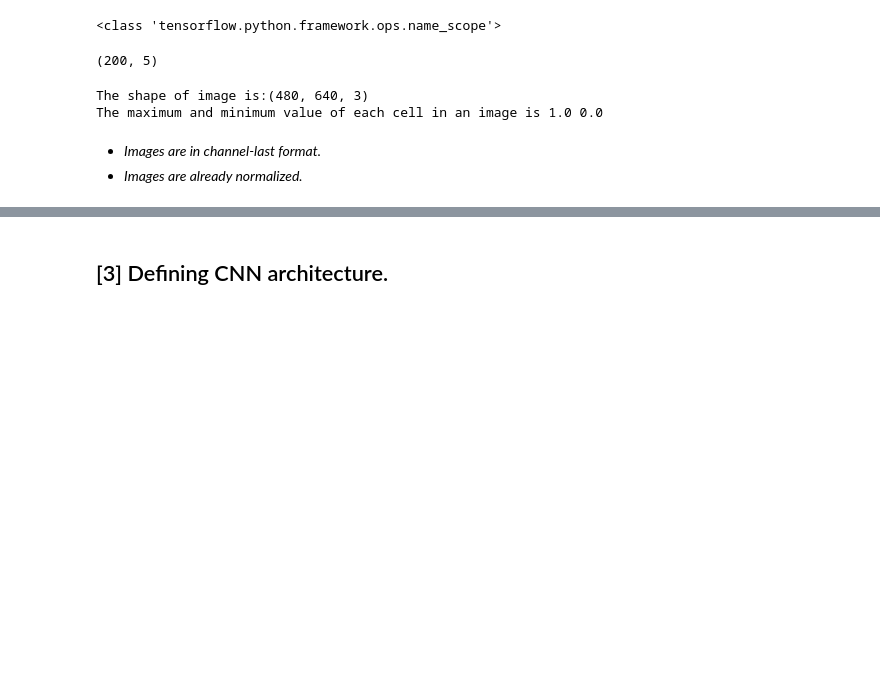
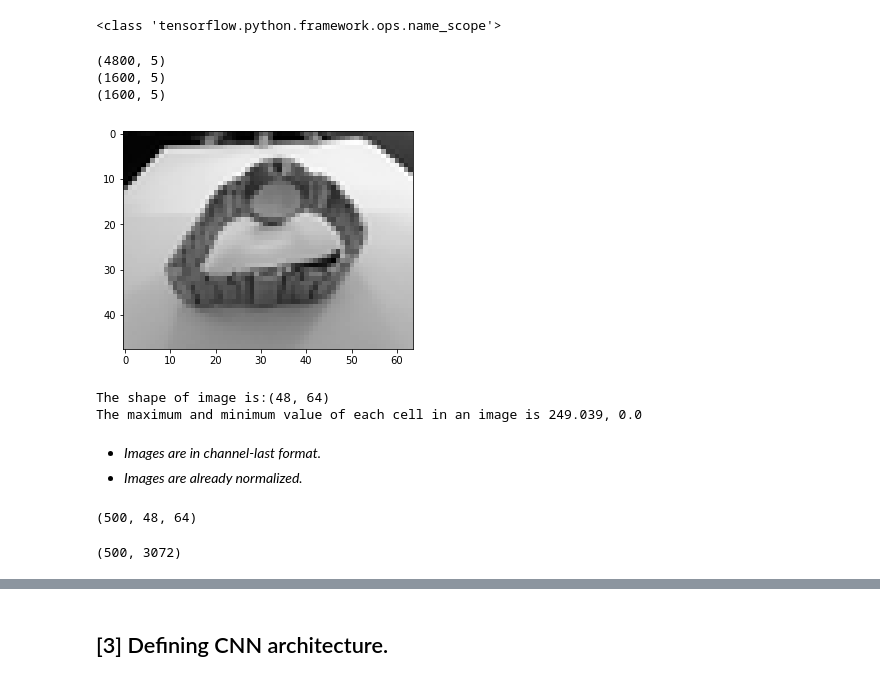
Before and after one commit to sanjeethboddi/Bounding-Box-Generator, a Jupyter notebook: 2. Bbox regressor.ipynb, the cells around one changed output, grey strips where cells are left out. Saved outputs shown, nothing was run; the diff lists cells and outputs as text; code cells hidden in the pictures; blank space fills up the shorter version.

```diff
--- a/2. Bbox regressor.ipynb
+++ b/2. Bbox regressor.ipynb
@@ -67,8 +69,8 @@ train_img_dir = os.path.join(train_dir,'images')
 train_csv = os.path.join(train_dir,'training.csv')
 train = pd.read_csv(train_csv)
 
-# get a sample
-size = 1000
+# set size as per your compute power
+size = 8000
 train = train.iloc[random.sample(range(train.shape[0]),size)].copy()
 
 
@@ -89,21 +91,36 @@ cv_img_dir = os.path.join(cv_dir,'images')
 
 test_dir = os.path.join('data','train')
 test_img_dir = os.path.join(test_dir,'images')
-# %%
-cv.shape
-# %% [output]
-(200, 5)
+# %%
+print(train.shape)
+print(cv.shape)
+print(test.shape)
+# %% [output]
+(4800, 5)
+(1600, 5)
+(1600, 5)
 # %%
-#getting random image from dataset
+#getting random image from dataset and converting it to gray scale
+def rgb2gray(rgb):
+    return np.dot(rgb[...,:3], [0.299, 0.587, 0.114])
+
+# Resizing Image because it will be hard to compute covariance matrix later
+thumbnail_shape = (64,64)
 rows = train.shape[0]
 temp = train.iloc[random.randint(0,rows-1)]
-img = mpimg.imread(os.path.join(train_img_dir,temp['image_name']))
+img = Image.open(os.path.join(train_img_dir,temp['image_name']))
+img.thumbnail(thumbnail_shape, Image.ANTIALIAS)# resizes image in-place
+img =  rgb2gray(np.array(img))
+plt.imshow(img,cmap='gray')
+plt.show()
+img = np.array(img)
 img_shape  = img.shape
 print("The shape of image is:"+str(img_shape))
-print("The maximum and minimum value of each cell in an image is "+str(img.max())+" "+str(img.min()))
+print("The maximum and minimum value of each cell in an image is "+str(img.max())+", "+str(img.min()))
 # %% [output]
+[figure, added]
-The shape of image is:(480, 640, 3)
-The maximum and minimum value of each cell in an image is 1.0 0.0
+The shape of image is:(48, 64)
+The maximum and minimum value of each cell in an image is 249.039, 0.0
 # %% [markdown]
 * *Images are in channel-last format.*
 * *Images are already normalized.*
@@ -123,0 +170,15 @@ img_shape = (480,640,3)
+# %%
+sample_imgs.shape
+# %% [output]
+(500, 48, 64)
+# %%
+# Reshaping the image data to perform covariance
+
+from functools import reduce
+pres_shape = sample_imgs.shape
+dim1 = sample_imgs.shape[0]
+dim2 = int(reduce(lambda x,y: x*y, sample_imgs.shape) / dim1)
+sample_imgs = sample_imgs.reshape(dim1,dim2)
+print (sample_imgs.shape)
+# %% [output]
+(500, 3072)
```
Also changed, not shown: parts of 19 cells of this notebook.
